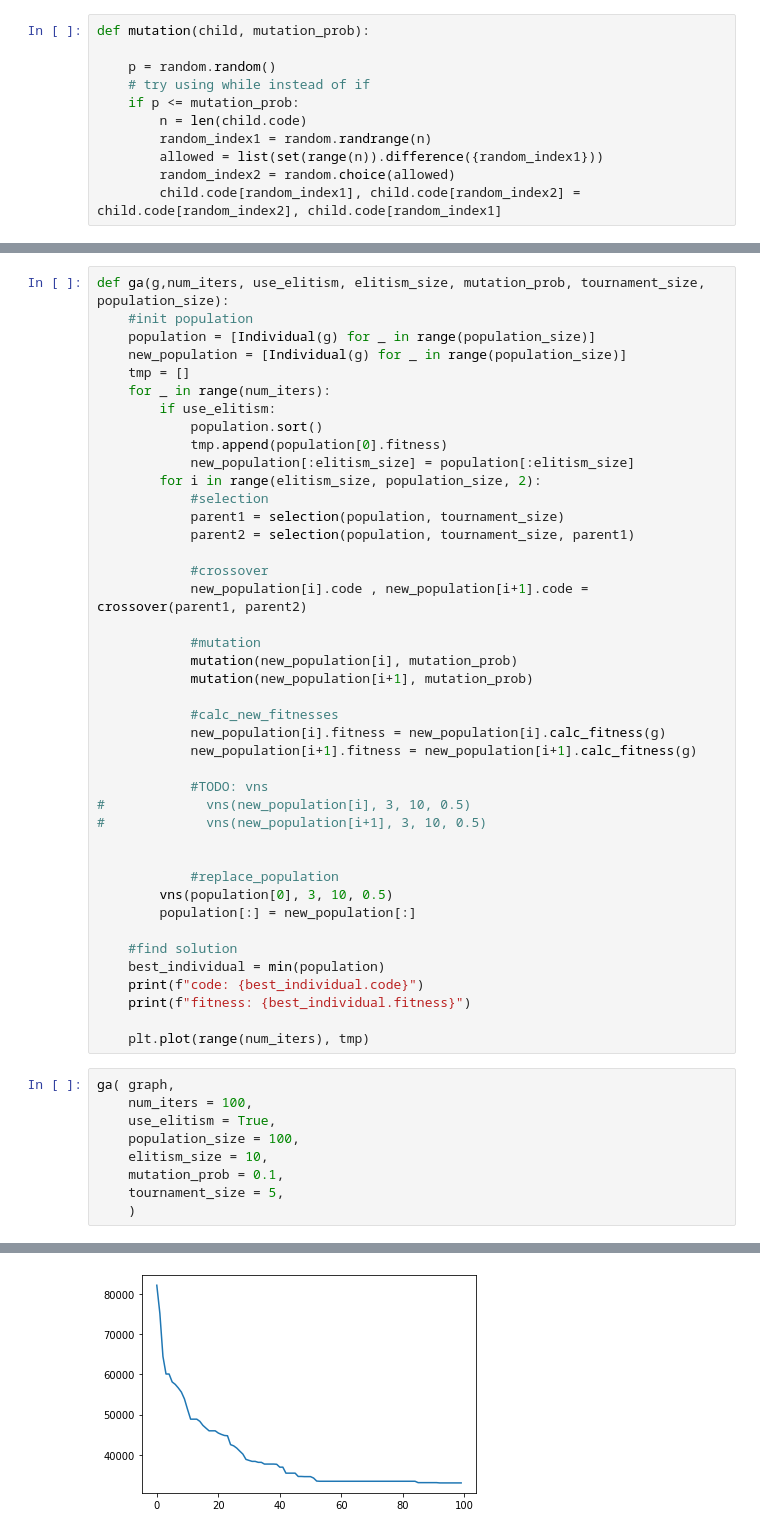
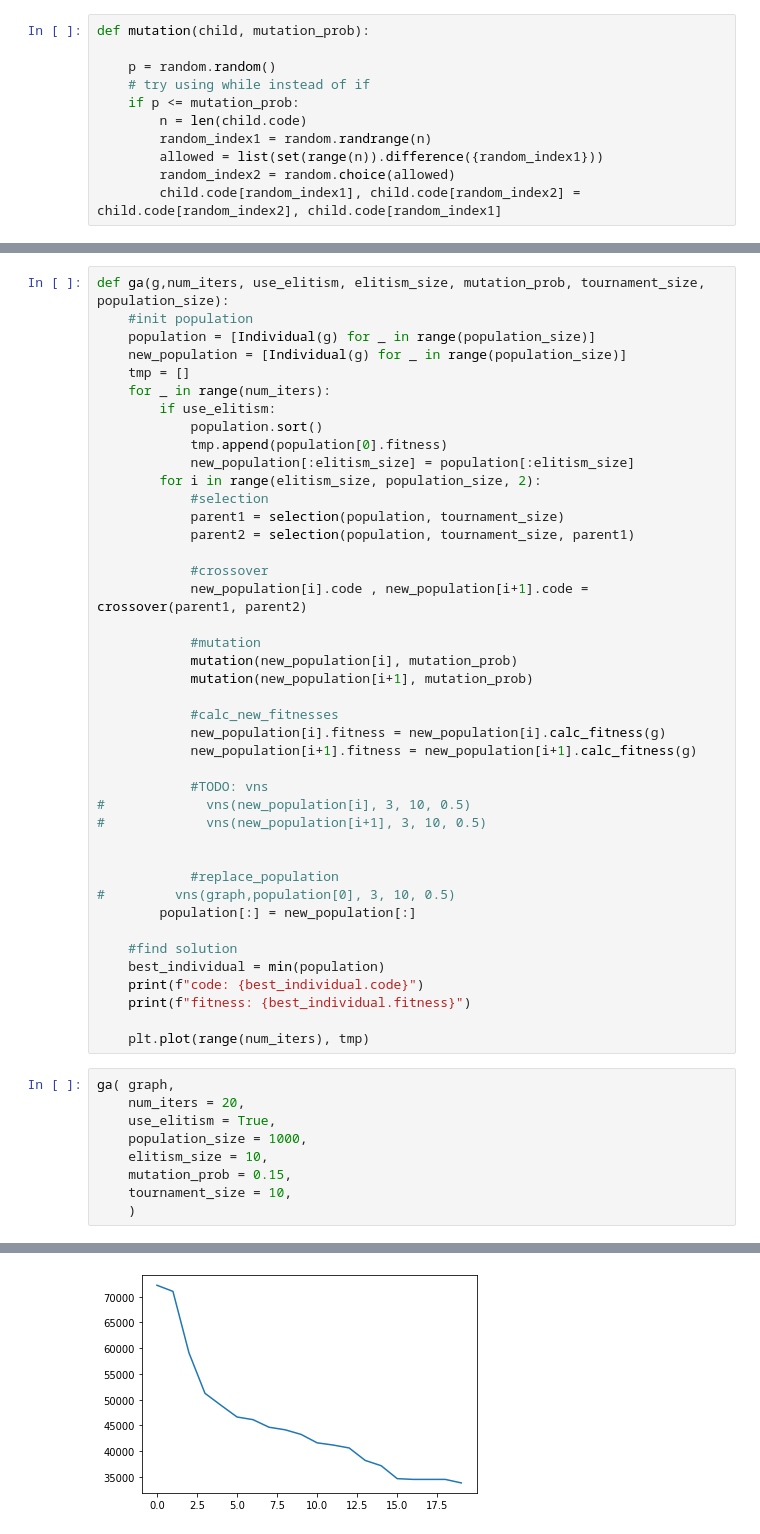
Before and after one commit to mkordic/ga_vns_hybrid, a Jupyter notebook: ga_vns_hybrid.ipynb, the cells around one changed output, grey strips where cells are left out. Drawn from its saved outputs; the diff is of its cells as text.

```diff
--- a/ga_vns_hybrid.ipynb
+++ b/ga_vns_hybrid.ipynb
@@ -296,7 +312,7 @@ def ga(g,num_iters, use_elitism, elitism_size, mutation_prob, tournament_size, p
 
 
             #replace_population
-        vns(population[0], 3, 10, 0.5)
+#         vns(graph,population[0], 3, 10, 0.5)
         population[:] = new_population[:]
 
     #find solution
@@ -307,11 +323,11 @@ def ga(g,num_iters, use_elitism, elitism_size, mutation_prob, tournament_size, p
     plt.plot(range(num_iters), tmp)
 # %%
 ga( graph,
-    num_iters = 100,
+    num_iters = 20,
     use_elitism = True,
-    population_size = 100,
+    population_size = 1000,
     elitism_size = 10,
-    mutation_prob = 0.1,
-    tournament_size = 5,
+    mutation_prob = 0.15,
+    tournament_size = 10,
     )
 # %% [output]
@@ -320 +336 @@ fitness: 32876.04228031326
-[figure, old version]
+[figure, new version]
```
Also changed, not shown: parts of 28 cells of this notebook.
